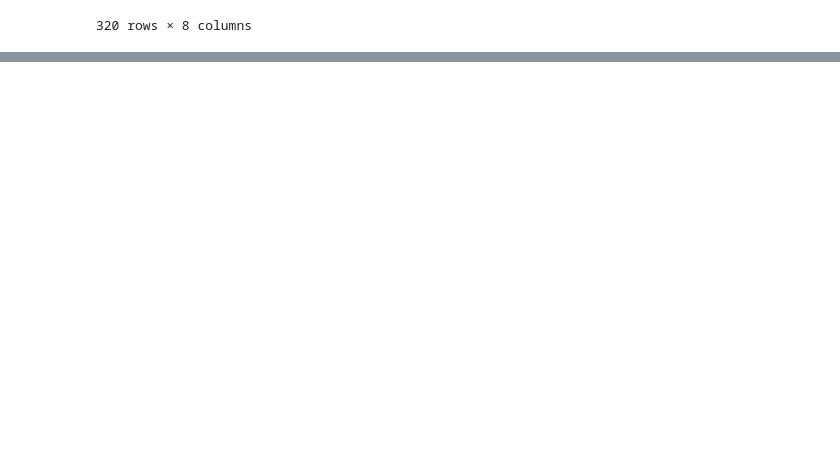
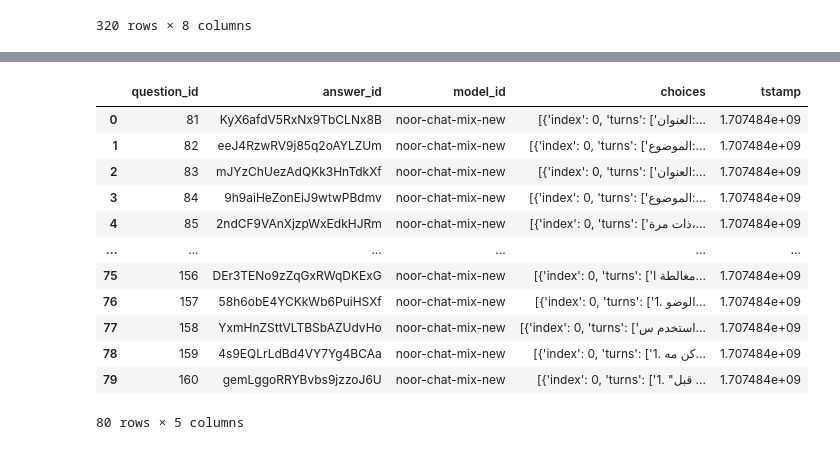
Before and after one commit to kirill-fedyanin/FastChat, a Jupyter notebook: explore.ipynb, the cells around one changed output, grey strips where cells are left out. Cells and saved outputs as stored; diff of their text form; code cells hidden in the pictures; blank space fills up the shorter version.

```diff
--- a/explore.ipynb
+++ b/explore.ipynb
@@ -239,3 +279,6 @@ df3 = pd.read_json("fastchat/llm_judge/data/mt_bench/model_judgment/gpt-4_single
 | 318 | 87 | jais-13b | [gpt-4, single-v1-multi-turn] | <|بداية المحادثة بين المساعد A وا... | الرد الذي قدمه المساعد الذكاء الص... | 1 | 2 | 1.707158e+09 |
 | 319 | 134 | jais-30b | [gpt-4, single-v1] | [التعليمات]\nيرجى التصرف كقاضي مح... | الرد من المساعد كان دقيقًا ومباشر... | 8 | 1 | 1.707158e+09 |
 320 rows × 8 columns
+# %%
+
+ans = pd.read_json("fastchat/llm_judge/data/mt_bench/model_answer/noor-005.jsonl", lines=True)
@@ -241,0 +374,16 @@ df3 = pd.read_json("fastchat/llm_judge/data/mt_bench/model_judgment/gpt-4_single
+# %%
+ans
+# %% [output]
+|  | question_id | answer_id | model_id | choices | tstamp |
+| 0 | 81 | KyX6afdV5RxNx9TbCLNx8B | noor-chat-mix-new | [{'index': 0, 'turns': ['العنوان:... | 1.707484e+09 |
+| 1 | 82 | eeJ4RzwRV9j85q2oAYLZUm | noor-chat-mix-new | [{'index': 0, 'turns': ['الموضوع:... | 1.707484e+09 |
+| 2 | 83 | mJYzChUezAdQKk3HnTdkXf | noor-chat-mix-new | [{'index': 0, 'turns': ['العنوان:... | 1.707484e+09 |
+| 3 | 84 | 9h9aiHeZonEiJ9wtwPBdmv | noor-chat-mix-new | [{'index': 0, 'turns': ['الموضوع:... | 1.707484e+09 |
+| 4 | 85 | 2ndCF9VAnXjzpWxEdkHJRm | noor-chat-mix-new | [{'index': 0, 'turns': ['ذات مرة،... | 1.707484e+09 |
+| ... | ... | ... | ... | ... | ... |
+| 75 | 156 | DEr3TENo9zZqGxRWqDKExG | noor-chat-mix-new | [{'index': 0, 'turns': ['مغالطة ا... | 1.707484e+09 |
+| 76 | 157 | 58h6obE4YCKkWb6PuiHSXf | noor-chat-mix-new | [{'index': 0, 'turns': ['1. الوضو... | 1.707484e+09 |
+| 77 | 158 | YxmHnZSttVLTBSbAZUdvHo | noor-chat-mix-new | [{'index': 0, 'turns': ['استخدم س... | 1.707484e+09 |
+| 78 | 159 | 4s9EQLrLdBd4VY7Yg4BCAa | noor-chat-mix-new | [{'index': 0, 'turns': ['1. كن مه... | 1.707484e+09 |
+| 79 | 160 | gemLggoRRYBvbs9jzzoJ6U | noor-chat-mix-new | [{'index': 0, 'turns': ['1. "قبل ... | 1.707484e+09 |
+80 rows × 5 columns
```
Also changed, not shown: parts of 21 cells of this notebook, 9 other files.
